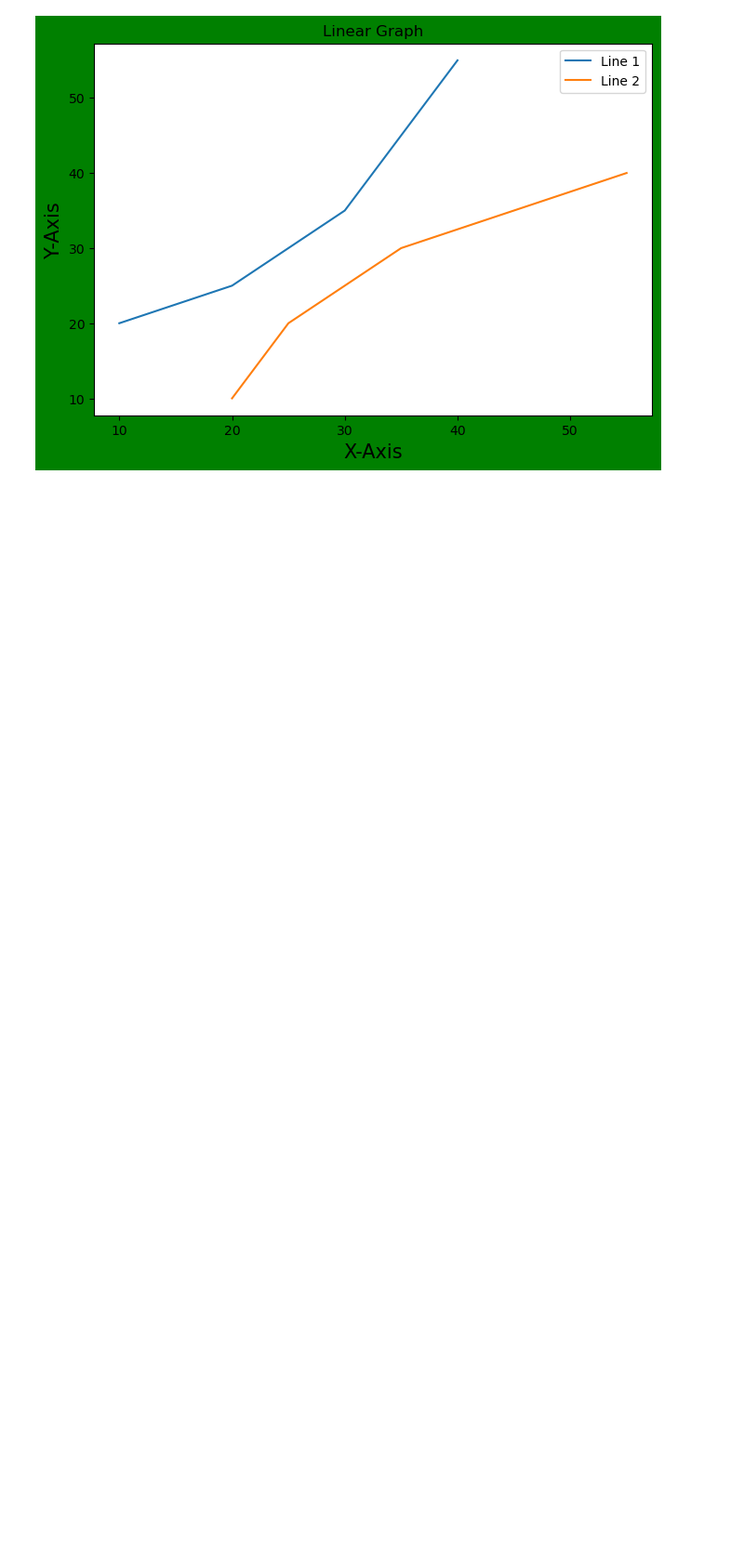
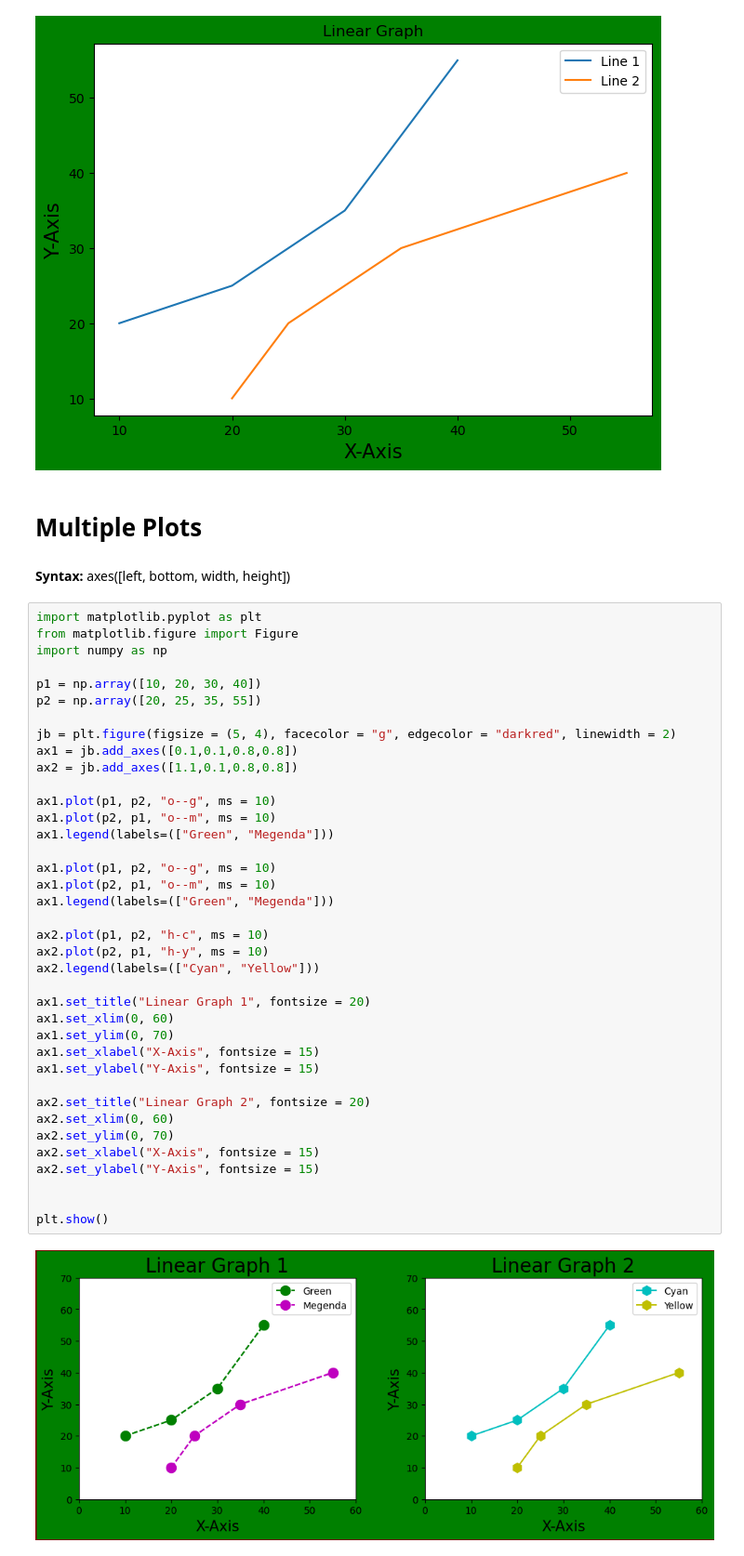
Before and after one commit to jabedkhanjb/Matplotlib, a Jupyter notebook: Matplotlib Data Analysis/Matplotlib Data Visualization.ipynb, the cells around one changed output. Shown: that part at 93% size. Drawn from its saved outputs; the diff is of its cells as text; blank space fills up the shorter version.

Commit message:
Data Visualization

```diff
--- a/Matplotlib Data Analysis/Matplotlib Data Analysis.ipynb
+++ b/Matplotlib Data Analysis/Matplotlib Data Visualization.ipynb
@@ -244,3 +244,47 @@ fig.legend(labels = ("Line 1", "Line 2"))
 plt.show()
 # %% [output]
 [figure]
+# %% [markdown]
+# Multiple Plots
+# %% [markdown]
+<b>Syntax:</b> axes([left, bottom, width, height])
+# %%
+import matplotlib.pyplot as plt
+from matplotlib.figure import Figure
+import numpy as np
+
+p1 = np.array([10, 20, 30, 40])
+p2 = np.array([20, 25, 35, 55])
+
+jb = plt.figure(figsize = (5, 4), facecolor = "g", edgecolor = "darkred", linewidth = 2)
+ax1 = jb.add_axes([0.1,0.1,0.8,0.8])
+ax2 = jb.add_axes([1.1,0.1,0.8,0.8])
+
+ax1.plot(p1, p2, "o--g", ms = 10)
+ax1.plot(p2, p1, "o--m", ms = 10)
+ax1.legend(labels=(["Green", "Megenda"]))
+
+ax1.plot(p1, p2, "o--g", ms = 10)
+ax1.plot(p2, p1, "o--m", ms = 10)
+ax1.legend(labels=(["Green", "Megenda"]))
+
+ax2.plot(p1, p2, "h-c", ms = 10)
+ax2.plot(p2, p1, "h-y", ms = 10)
+ax2.legend(labels=(["Cyan", "Yellow"]))
+
+ax1.set_title("Linear Graph 1", fontsize = 20)
+ax1.set_xlim(0, 60)
+ax1.set_ylim(0, 70)
+ax1.set_xlabel("X-Axis", fontsize = 15)
+ax1.set_ylabel("Y-Axis", fontsize = 15)
+
+ax2.set_title("Linear Graph 2", fontsize = 20)
+ax2.set_xlim(0, 60)
+ax2.set_ylim(0, 70)
+ax2.set_xlabel("X-Axis", fontsize = 15)
+ax2.set_ylabel("Y-Axis", fontsize = 15)
+
+
+plt.show()
+# %% [output]
+[figure, added]
```
Also changed, not shown: parts of 13 cells of this notebook.
